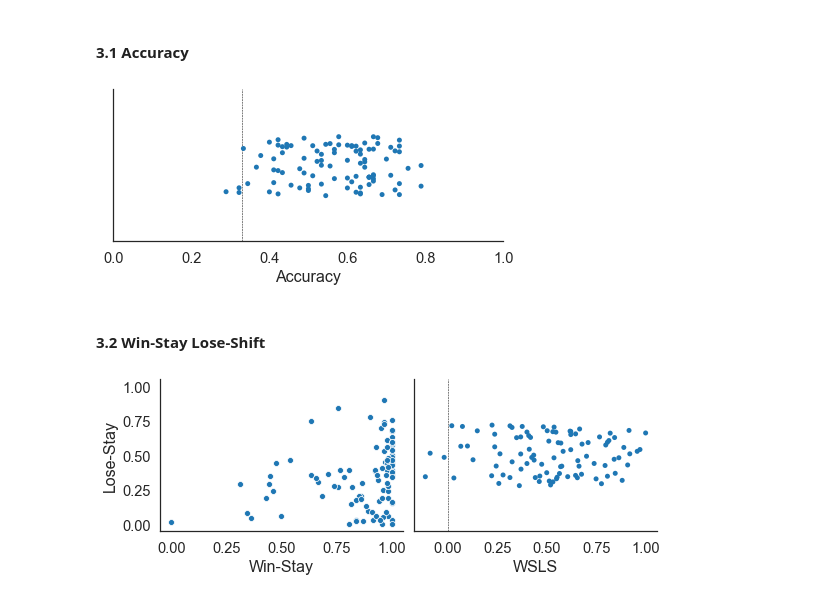
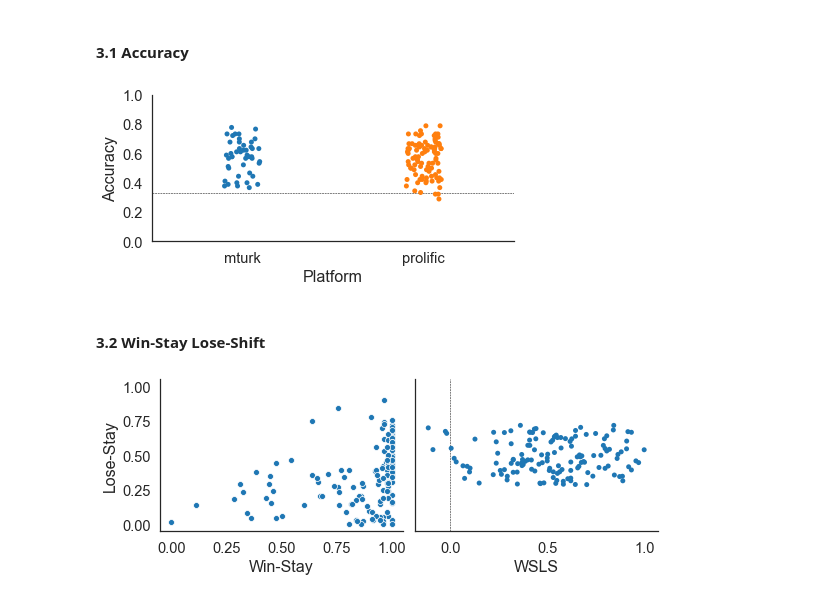
Before and after one commit to nivlab/sciops, a Jupyter notebook: notebooks/02_Quality.ipynb, the cells around one changed output. Cells and saved outputs as stored; diff of their text form; code cells hidden in the pictures.

```diff
--- a/notebooks/02_Quality.ipynb
+++ b/notebooks/02_Quality.ipynb
@@ -118,26 +125,28 @@ plt.tight_layout()
 ## Section 3: Behavioral Data
 # %%
 ## Load survey data.
-data = read_csv(os.path.join('..','prolific','data','data.csv'))
+prolific = read_csv(os.path.join('..','prolific','data','data.csv'))
+mturk = read_csv(os.path.join('..','mturk','data','data.csv'))
+data = concat([prolific,mturk])
 # %% [markdown]
 #### 3.1 Accuracy
 # %%
 ## Compute within-subject accuracy.
-gb = data.groupby('subject').accuracy.mean()
-test = gb.copy()
+gb = data.groupby(['platform','subject']).accuracy.mean().reset_index()
+# test = gb.copy()
 
 ## Initialize canvas.
 fig, ax = plt.subplots(1,1,figsize=(6,3))
 
 ## Plot scores.
-sns.stripplot(gb, ax=ax)
-ax.axvline(0.33, lw=0.5, linestyle='--', color='k')
-ax.set(xlim=(0,1), xlabel='Accuracy', ylim=(-0.25,0.25))
+sns.stripplot('platform', 'accuracy', data=gb, orient='v', ax=ax)
+ax.axhline(0.33, lw=0.5, linestyle='--', color='k')
+ax.set(xlabel='Platform', ylabel='Accuracy', ylim=(0,1))
 
 sns.despine()
 plt.tight_layout()
 # %% [output]
-[figure, old version]
+[figure, new version]
 # %% [markdown]
 #### 3.2 Win-Stay Lose-Shift
 # %%
@@ -183,4 +192,4 @@ axes[1].set(xlabel='WSLS', ylim=(-0.25,0.25))
 sns.despine()
 plt.tight_layout()
 # %% [output]
-[figure, old version]
+[figure, new version]
```
Also changed, not shown: parts of 7 cells of this notebook, 53 other files.
